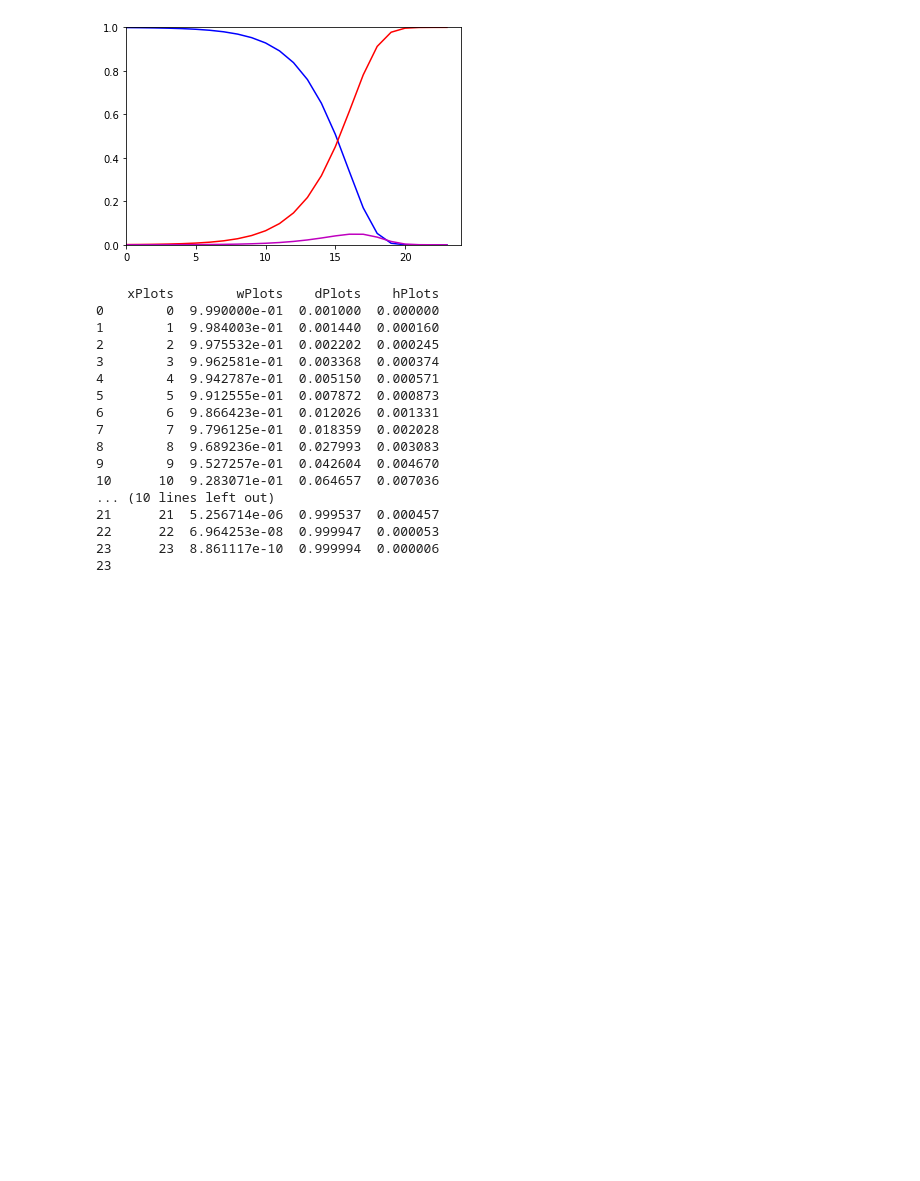
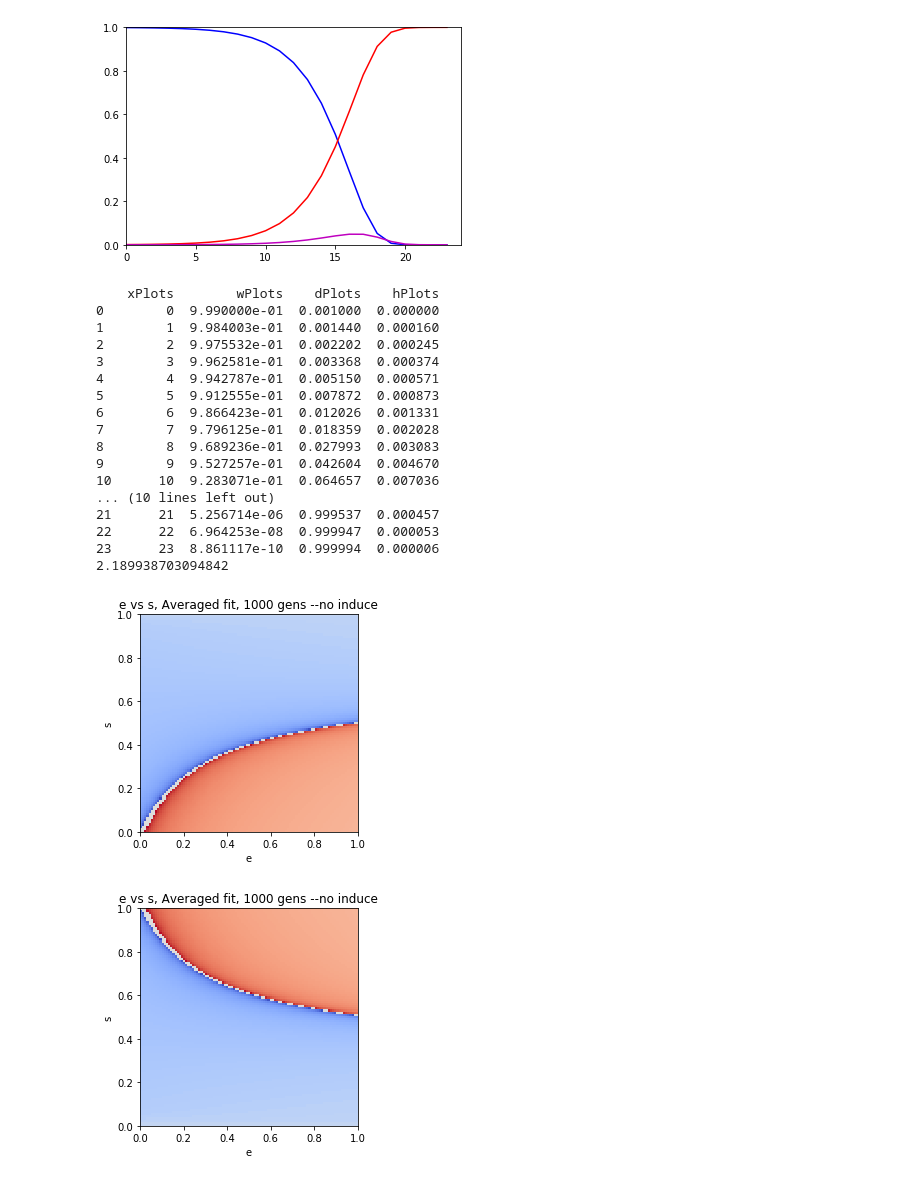
Before and after one commit to mgheffel/CRISPR-Gene-Drive-Population-Model, a Jupyter notebook: BaseModel.ipynb, the cells around one changed output. Saved outputs shown, nothing was run; the diff lists cells and outputs as text; code cells hidden in the pictures; blank space fills up the shorter version.

```diff
--- a/BaseModel.ipynb
+++ b/BaseModel.ipynb
@@ -84,13 +84,13 @@ def run_simulation(simData,graph=False,debug=False):
                 plot_2D(graphInfo)
             if debug:
                 print(pd.DataFrame(graphInfo))
-            return -i
+            return -(i**(1/4))
         elif simData['qD']>.99999:
             if graph:
                 plot_2D(graphInfo)
             if debug:
                 print(pd.DataFrame(graphInfo))
-            return i
+            return i**(1/4)
     if graph:
         plot_2D(graphInfo)
     if debug:
@@ -119,4 +119,4 @@ print(run_simulation(simData,True,True))
 21      21  5.256714e-06  0.999537  0.000457
 22      22  6.964253e-08  0.999947  0.000053
 23      23  8.861117e-10  0.999994  0.000006
-23
+2.189938703094842
@@ -124,0 +123,29 @@ print(run_simulation(simData,True,True))
+# %%
+eVals=np.arange(0,1.01,.01)
+sVals=np.arange(0,1.01,.01)
+X,Y=np.meshgrid(eVals,sVals)
+Z=np.zeros((len(eVals),len(sVals)))
+#run 2D sim e vs f
+for eIndex in range(len(eVals)):
+    for sIndex in range(len(sVals)):
+        #y is f
+        simData={'qW':.999,'qD':.001,'qH':0,'sW':0,'sD':sVals[sIndex],'fH':.9,'e':eVals[eIndex],'d':.5,'generations':1000}
+        takeover=run_simulation(simData)
+        Z[sIndex,eIndex]=takeover
+model3D(X,Y,Z,'e','s','e vs s, Averaged fit, 1000 gens --no induce')
+
+eVals=np.arange(0,1.01,.01)
+sVals=np.arange(1.01,0,-.01)
+X,Y=np.meshgrid(eVals,sVals)
+Z=np.zeros((len(eVals),len(sVals)))
+#run 2D sim e vs f
+for eIndex in range(len(eVals)):
+    for sIndex in range(len(sVals)):
+        #y is f
+        simData={'qW':.999,'qD':.001,'qH':0,'sW':0,'sD':sVals[sIndex],'fH':.9,'e':eVals[eIndex],'d':.5,'generations':1000}
+        takeover=run_simulation(simData)
+        Z[sIndex,eIndex]=takeover
+model3D(X,Y,Z,'e','s','e vs s, Averaged fit, 1000 gens --no induce')
+# %% [output]
+[figure, added]
+[figure, added]
```
Also changed, not shown: parts of 1 cell of this notebook.
